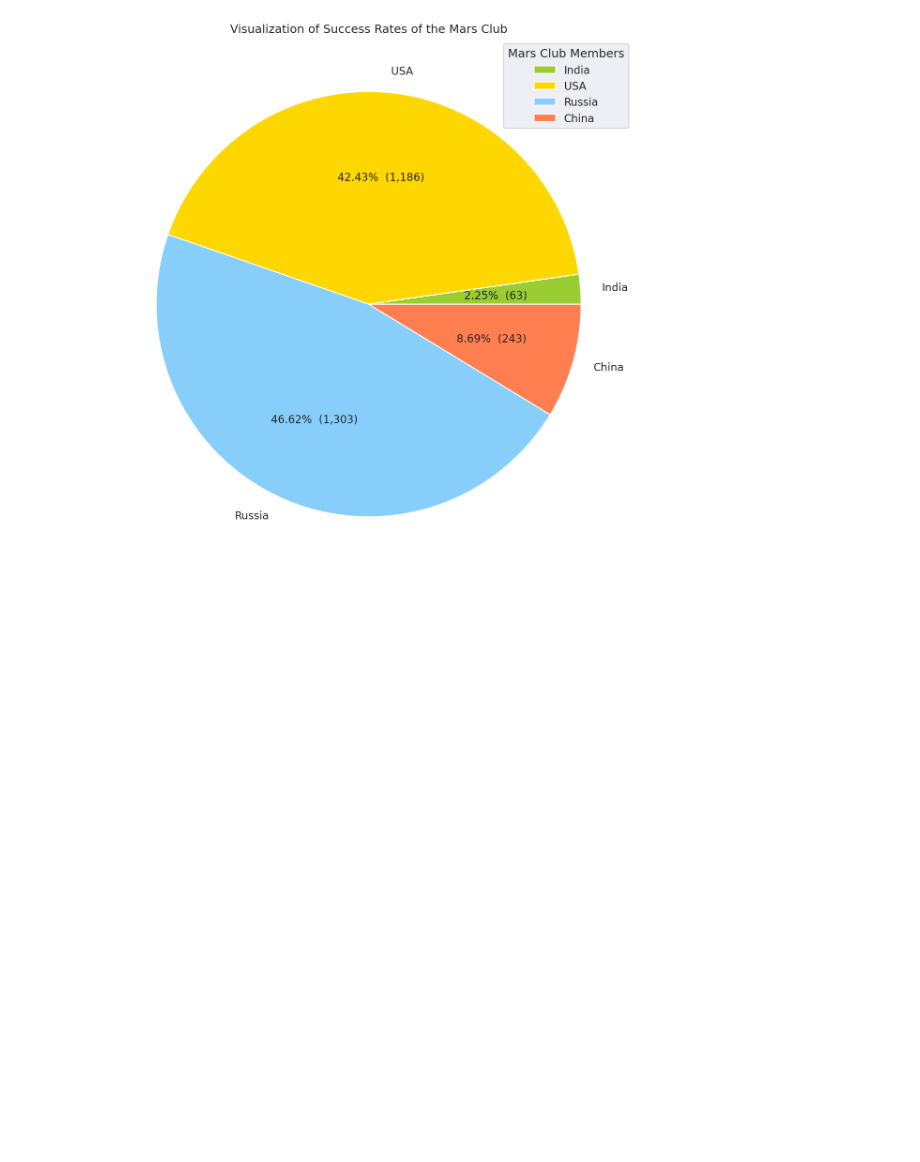
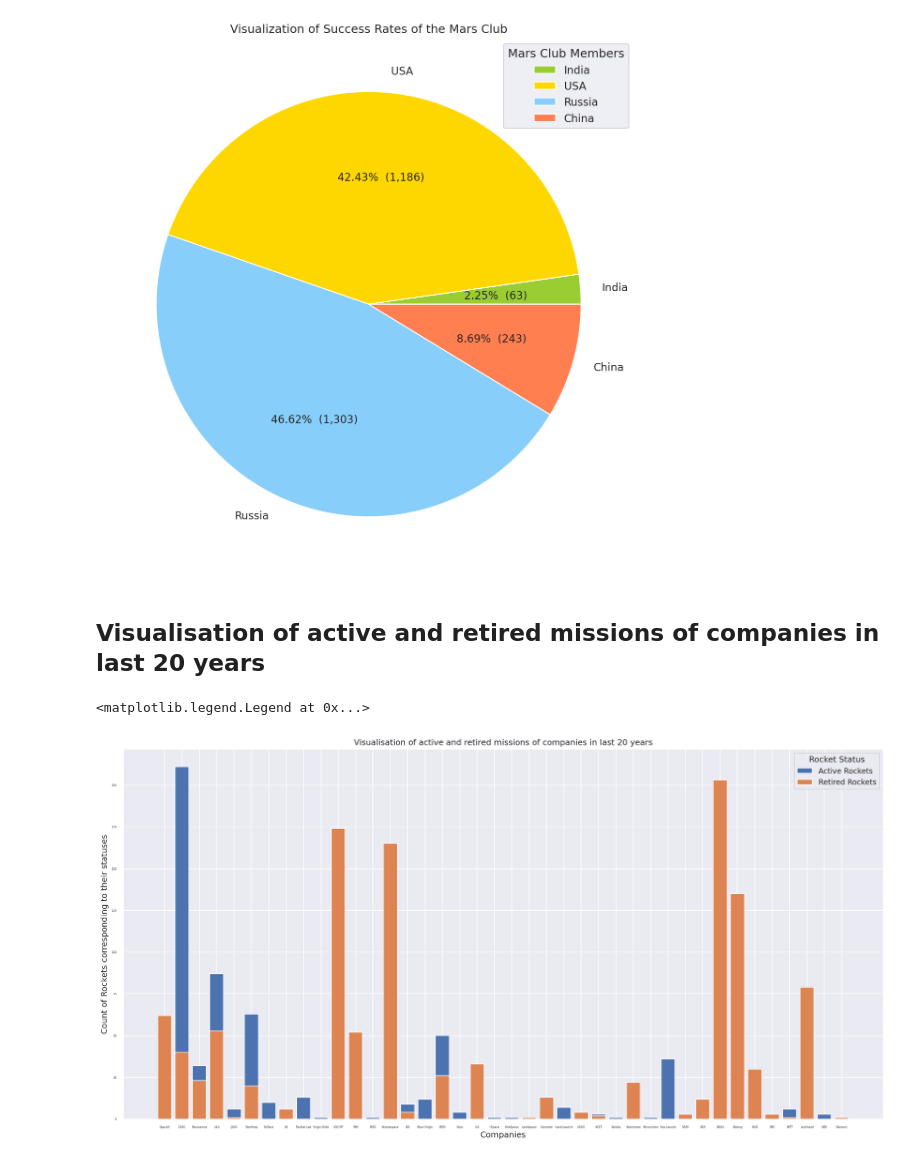
Before and after one commit to DSCKGEC/Space-Missions, a Jupyter notebook: notebooks/space_missions_eda.ipynb, the cells around one changed output. Saved outputs shown, nothing was run; the diff lists cells and outputs as text; code cells hidden in the pictures; blank space fills up the shorter version.

```diff
--- a/notebooks/space_missions_eda.ipynb
+++ b/notebooks/space_missions_eda.ipynb
@@ -541,3 +541,26 @@ plt.title("Visualization of Success Rates of the Mars Club")
 # %% [output]
 Text(0.5, 1.0, 'Visualization of Success Rates of the Mars Club')
 [figure]
+# %% [markdown]
+## Visualisation of active and retired missions of companies in last 20 years
+# %%
+df_year = df[df["Year"]>=2000]
+companies=list(df_year["Company Name"].unique())
+active=[]
+retired=[]
+for i in companies:
+  df_company=df[df["Company Name"]== i]
+  df_year_active = (df_company["Status Rocket"]=="StatusActive").sum()
+  active.append(df_year_active)
+  df_year_retired = (df_company["Status Rocket"]=="StatusRetired").sum()
+  retired.append(df_year_retired)
+plt.figure(figsize=(20,10),dpi=150)
+plt.bar(companies, active,label='Active Rockets')
+plt.bar(companies, retired,label='Retired Rockets')
+plt.xlabel("Companies")
+plt.ylabel("Count of Rockets corresponding to their statuses")
+plt.title("Visualisation of active and retired missions of companies in last 20 years")
+plt.legend(loc="best", title ="Rocket Status")
+# %% [output]
+<matplotlib.legend.Legend at 0x...>
+[figure, added]
```
Also changed, not shown: parts of 3 cells of this notebook.
